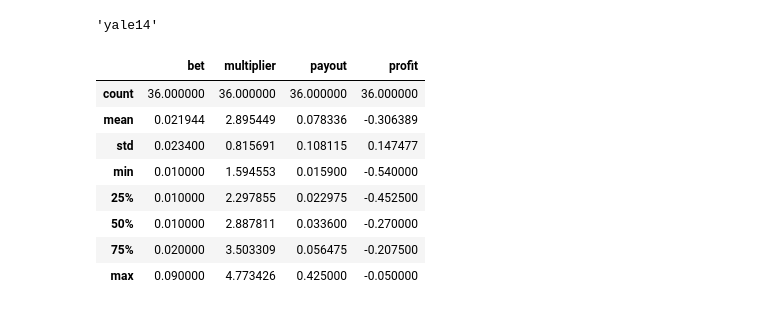
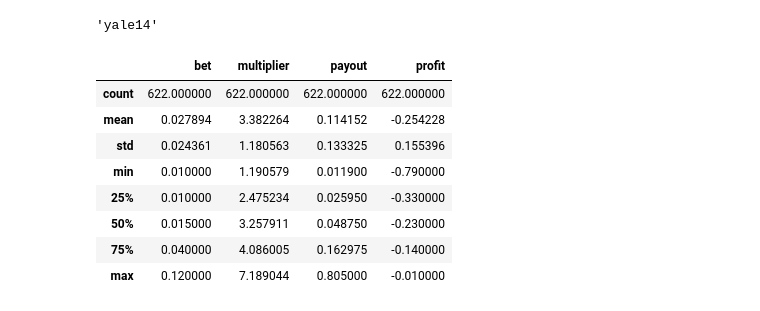
Before and after one commit to Rperry2174/SportsBook, a Jupyter notebook: tournament.ipynb, the cells around one changed output. Cells and saved outputs as stored; diff of their text form; code cells hidden in the pictures.

```diff
--- a/tournament.ipynb
+++ b/tournament.ipynb
@@ -1,3 +1,4 @@
 # %%
 import itertools
 from parlay_system import *
+pd.set_option('display.max_rows', 500)
@@ -21,8 +63,6 @@ lsu3 = MoneyLine(event="lsu3", bet_amount=100, odds=-335)
 yale14 = MoneyLine(event="yale14", bet_amount=100, odds=275)
 
 
-# maryland6 = MoneyLine(event="maryland6", bet_amount=100, odds=220)
-# belmont11 = MoneyLine(event="belmont11", bet_amount=100, odds=220)
 
 east_region_binaries = [
     [vcu8, ucf9],
@@ -42,6 +82,11 @@ east_region_results = [
     [1, 0],
 ]
 
+
+binaries = east_region_binaries + west_region_binaries
+results = east_region_results + west_region_results
+
+
 def create_dicts(in_binaries, in_results):
     ml_lookup = {}
     ml_win_lookup = {}
@@ -58,7 +103,7 @@ def create_dicts(in_binaries, in_results):
 
     return ml_lookup, ml_win_lookup
 
-ml_lookup, ml_outcome_lookup = create_dicts(east_region_binaries, east_region_results)
+ml_lookup, ml_outcome_lookup = create_dicts(binaries, results)
 # %%
 ml_lookup
 # %% [output]
@@ -82,7 +148,7 @@ ml_outcome_lookup
 def findsubsets(s, n):
     return list(itertools.combinations(s, n))
 
-TOURNEY_SIZE = len(east_region_binaries)
+TOURNEY_SIZE = len(binaries)
 SELECT_NUM = 3
 s = set()
 n = SELECT_NUM
@@ -123,13 +186,13 @@ for i in range(len(all_subsets)):
     parlay_binaries = []
     for i in range(len(current_subset)):
         index = current_subset[i]
-        parlay_binaries.append(east_region_binaries[index])
+        parlay_binaries.append(binaries[index])
 
     ps = ParlaySystem(binaries=parlay_binaries,
                     target_profit=0.50,
                     bounds=(0.01, 30),
                     binary_index_arr=list(current_subset),
-                    binary_results_arr=east_region_results,
+                    binary_results_arr=results,
                     index_to_ml=ml_lookup,
                     index_to_outcome=ml_outcome_lookup
                     )
@@ -169,15 +232,15 @@ ml_lookup[11]
 'yale14'
 # %%
 negative_df = df.loc[df.profit < 0]
-negative_df = negative_df.sort_values(by=['profit'])
+negative_df = negative_df.sort_values(by=['event_status', 'profit'], ascending=[False, False])
 negative_df.describe()
 # %% [output]
 |  | bet | multiplier | payout | profit |
-| count | 36.000000 | 36.000000 | 36.000000 | 36.000000 |
-| mean | 0.021944 | 2.895449 | 0.078336 | -0.306389 |
-| std | 0.023400 | 0.815691 | 0.108115 | 0.147477 |
-| min | 0.010000 | 1.594553 | 0.015900 | -0.540000 |
-| 25% | 0.010000 | 2.297855 | 0.022975 | -0.452500 |
-| 50% | 0.010000 | 2.887811 | 0.033600 | -0.270000 |
-| 75% | 0.020000 | 3.503309 | 0.056475 | -0.207500 |
-| max | 0.090000 | 4.773426 | 0.425000 | -0.050000 |
+| count | 622.000000 | 622.000000 | 622.000000 | 622.000000 |
+| mean | 0.027894 | 3.382264 | 0.114152 | -0.254228 |
+| std | 0.024361 | 1.180563 | 0.133325 | 0.155396 |
+| min | 0.010000 | 1.190579 | 0.011900 | -0.790000 |
+| 25% | 0.010000 | 2.475234 | 0.025950 | -0.330000 |
+| 50% | 0.015000 | 3.257911 | 0.048750 | -0.230000 |
+| 75% | 0.040000 | 4.086005 | 0.162975 | -0.140000 |
+| max | 0.120000 | 7.189044 | 0.805000 | -0.010000 |
```
Also changed, not shown: parts of 21 cells of this notebook, 1 other file.
